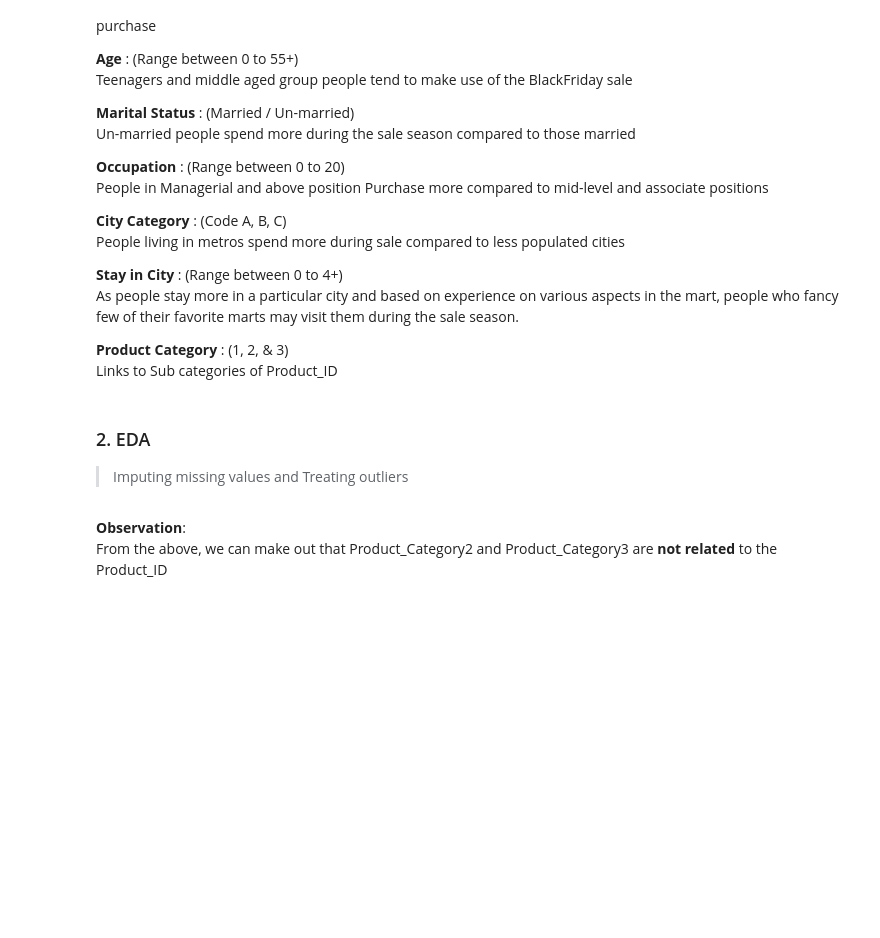
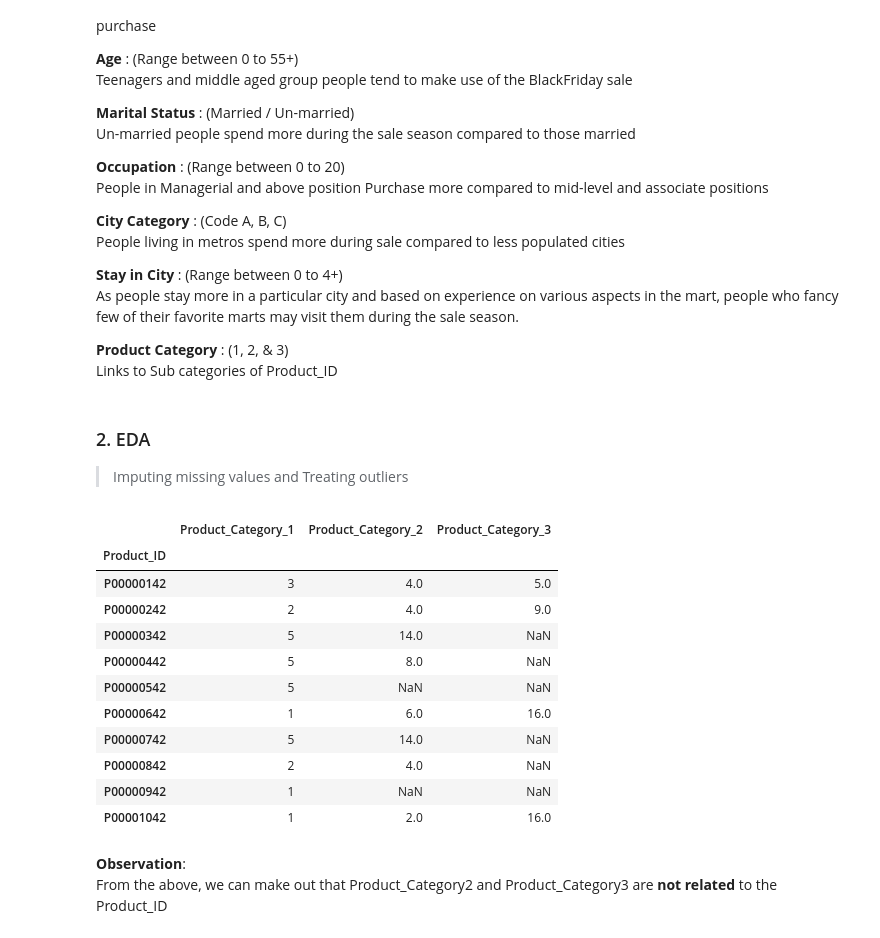
Before and after one commit to NageshVani/BlackFridaySales, a Jupyter notebook: Black Friday - Analytics Vidya Hackathon file.ipynb, the cells around one changed output. Saved outputs shown, nothing was run; the diff lists cells and outputs as text; code cells hidden in the pictures; blank space fills up the shorter version.

```diff
--- a/Black Friday - Analytics Vidya Hackathon file.ipynb
+++ b/Black Friday - Analytics Vidya Hackathon file.ipynb
@@ -114,7 +158,23 @@ Links to Sub categories of Product_ID
 > Imputing missing values and Treating outliers
 # %%
 # Checking whether Product_ID is related to other Product Category columns
-dataset.groupby(['Product_ID'])['Product_Category_1','Product_Category_2','Product_Category_3'].mean().head(20)
+tab1 = dataset.groupby(['Product_ID'])['Product_Category_1','Product_Category_2','Product_Category_3'].mean().head(10)
+# exporting to csv file storing the result as table
+tab1.to_csv('results/tab1.csv', index=False)
+tab1
+# %% [output]
+|  | Product_Category_1 | Product_Category_2 | Product_Category_3 |
+| Product_ID |  |  |  |
+| P00000142 | 3 | 4.0 | 5.0 |
+| P00000242 | 2 | 4.0 | 9.0 |
+| P00000342 | 5 | 14.0 | NaN |
+| P00000442 | 5 | 8.0 | NaN |
+| P00000542 | 5 | NaN | NaN |
+| P00000642 | 1 | 6.0 | 16.0 |
+| P00000742 | 5 | 14.0 | NaN |
+| P00000842 | 2 | 4.0 | NaN |
+| P00000942 | 1 | NaN | NaN |
+| P00001042 | 1 | 2.0 | 16.0 |
 # %% [markdown]
 __Observation__: <br>
 From the above, we can make out that Product_Category2 and Product_Category3 are __not related__ to the Product_ID
```
Also changed, not shown: parts of 121 cells of this notebook, 1 other file.
